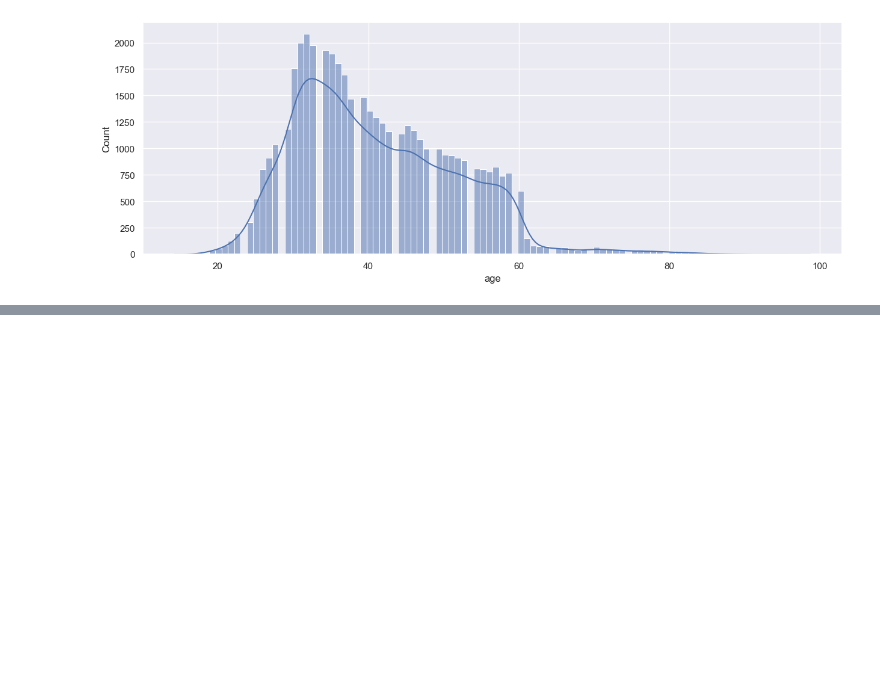
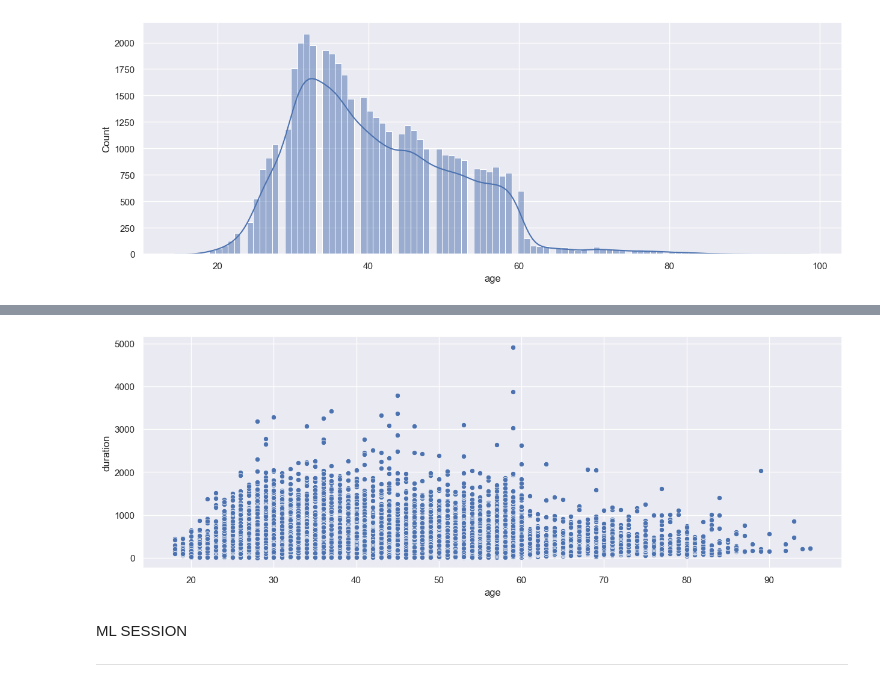
Before and after one commit to JCaesarLG/ML-Projects, a Jupyter notebook: Bank_Marketing_Classification.ipynb, the cells around one changed output, grey strips where cells are left out. Saved outputs shown, nothing was run; the diff lists cells and outputs as text; code cells hidden in the pictures; blank space fills up the shorter version.

```diff
--- a/Bank_Marketing_Classification.ipynb
+++ b/Bank_Marketing_Classification.ipynb
@@ -83,0 +101,8 @@ plot(Bank, x='age', style='hist')
+# %%
+plot(Bank, x='age', y='duration', style='scatter')
+# %% [output]
+[figure, added]
+# %% [markdown]
+ML SESSION
+
+---
```
Also changed, not shown: parts of 5 cells of this notebook.
